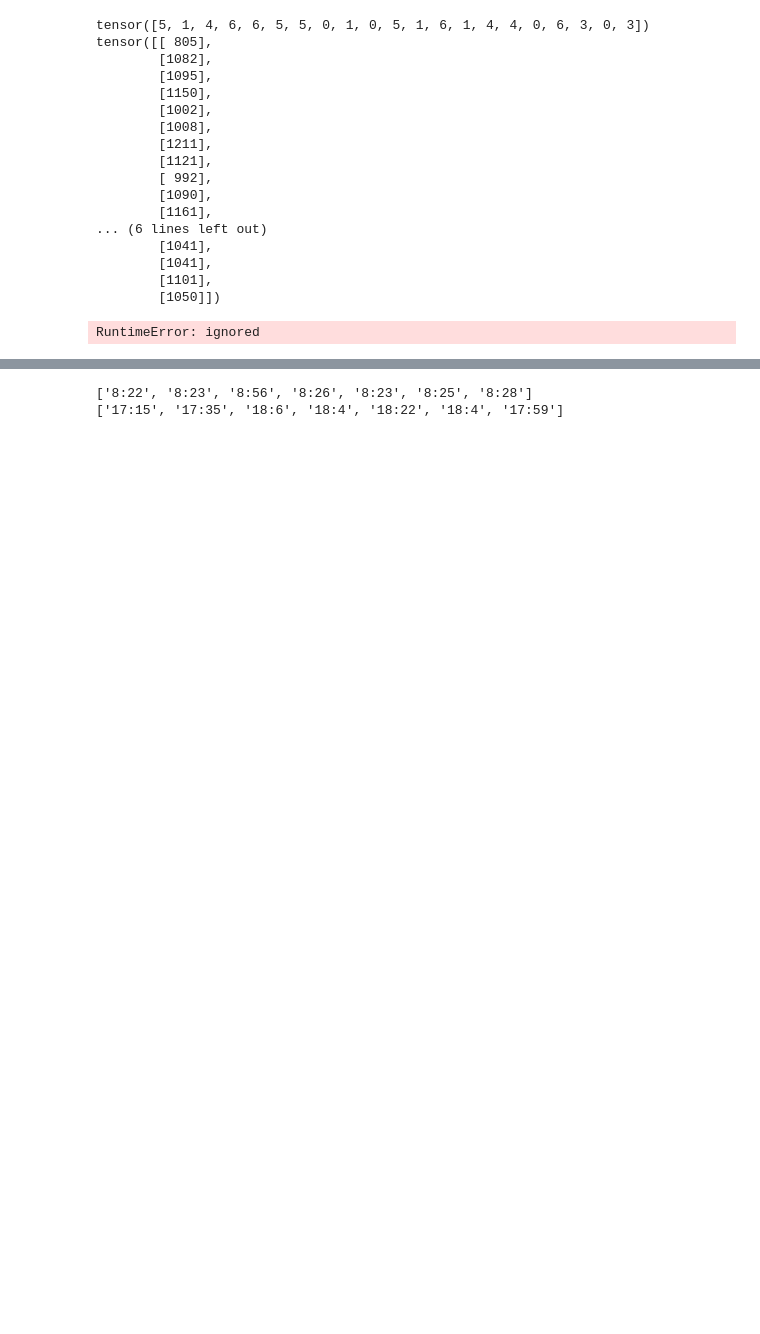
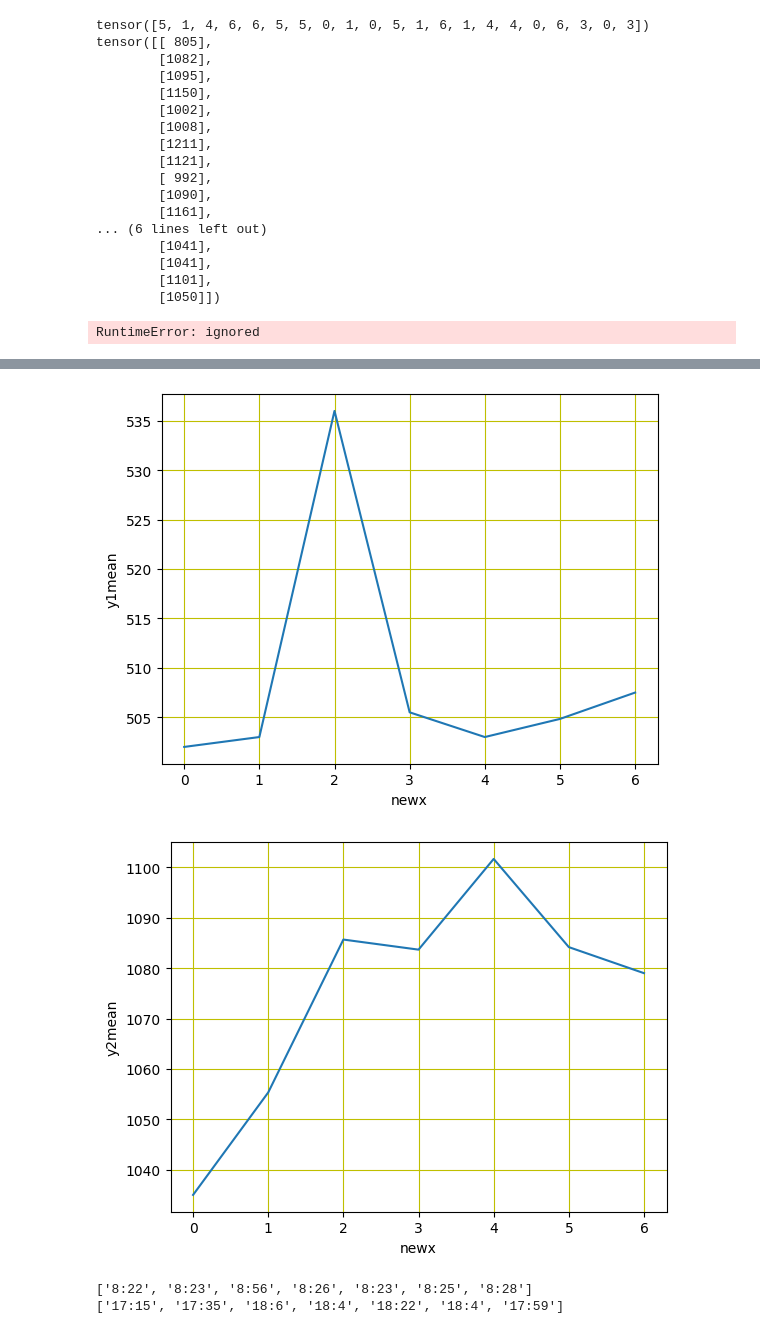
Before and after one commit to ScotleyW/NesthostFacerecog, a Jupyter notebook: Nesthost.ipynb, the cells around one changed output, grey strips where cells are left out. Cells and saved outputs as stored; diff of their text form; code cells hidden in the pictures; blank space fills up the shorter version.

```diff
--- a/Nesthost.ipynb
+++ b/Nesthost.ipynb
@@ -255,3 +263,21 @@ tensor([[ 805],
         [1101],
         [1050]])
 RuntimeError: ignored
+# %%
+#averaging per day
+leaveval= []
+homeval= []
+converter= [[1],[1],[1],[1],[1],[1]]
+
+y1matrix = np.matrix(y1arr.reshape(7, 6))
+y2matrix= np.matrix(y2arr.reshape(7, 6))
+
+y1mean=np.array(np.divide(y1matrix*converter, 6))
+y2mean=np.array(np.divide(y2matrix*converter, 6))
+
+print(y1mean)
+print(y2mean)
+
+newx= []
+newx = xarr[0:7]
+print(newx)
@@ -258,3 +300,18 @@ RuntimeError: ignored
+# %%
+plt.plot(newx, y1mean)
+plt.xlabel('newx')
+plt.ylabel('y1mean')
+plt.grid('True', color='y')
+plt.show()
+
+plt.plot(newx, y2mean)
+plt.xlabel('newx')
+plt.ylabel('y2mean')
+plt.grid('True', color='y')
+plt.show()
+# %% [output]
+[figure, added]
+[figure, added]
 # %%
 #value to time conversion
 y1raw=[]
```
Also changed, not shown: parts of 6 cells of this notebook.
